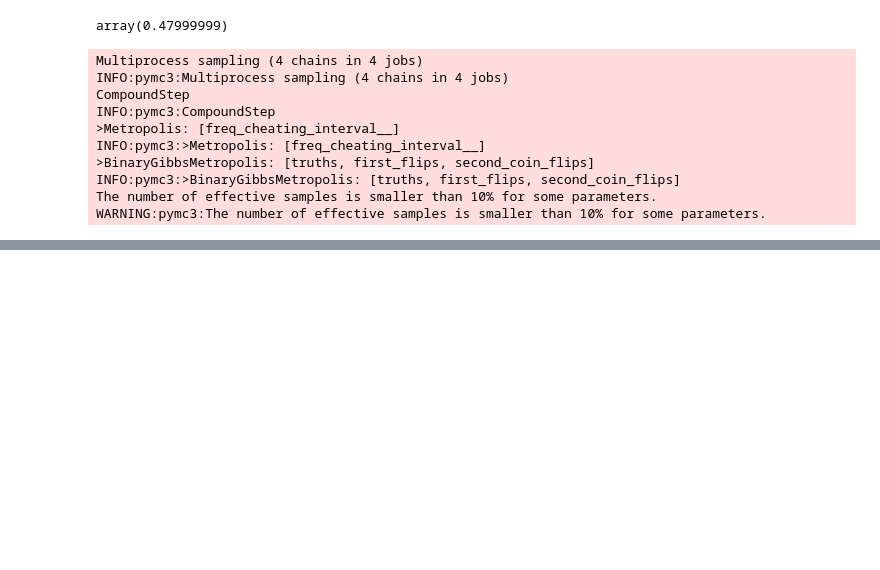
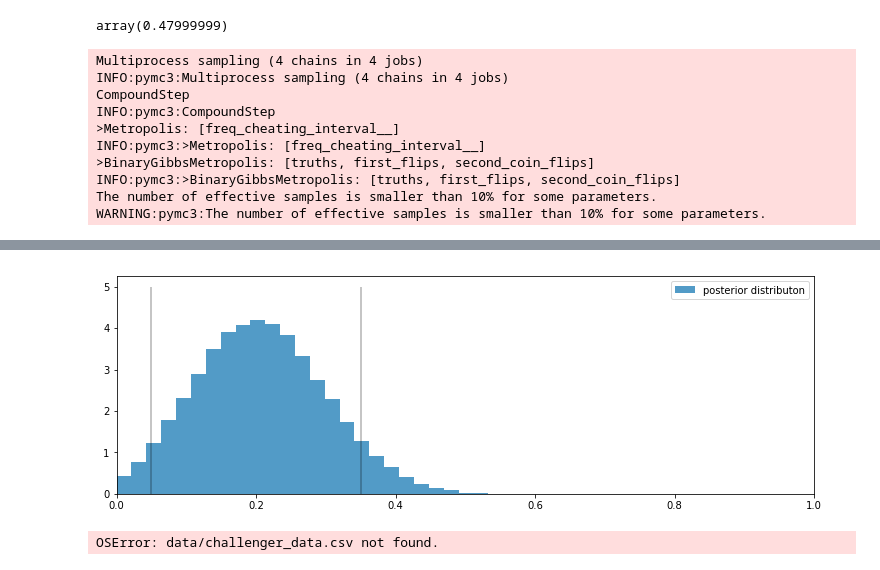
Before and after one commit to CLuiz/probabalistic_programming, a Jupyter notebook: ch2.ipynb, the cells around one changed output, grey strips where cells are left out. Cells and saved outputs as stored; diff of their text form; code cells hidden in the pictures; blank space fills up the shorter version.

```diff
--- a/ch2.ipynb
+++ b/ch2.ipynb
@@ -387,7 +393,9 @@ with model:
 # %%
 p_trace = burned_trace["freq_cheating"]
 plt.hist(p_trace, histtype="stepfilled", density=True, alpha=.85, bins=30,
-        lable="posterior distributon", color="#348ABD")
+        label="posterior distributon", color="#348ABD")
 plt.vlines([.05, .35], [0, 0], [5, 5], alpha=.3)
 plt.xlim(0, 1)
 plt.legend();
+# %% [output]
+[figure, added]
@@ -393,0 +412,8 @@ plt.legend();
+# %%
+figsize = (12.5, 3.5)
+np.set_printoptions(precision=3, suppress=True)
+challenger_data = np.genfromtxt("data/challenger_data.csv", skip_header=1,
+                                usecols=[1,2], missing_values="NA",
+                                delimiter=",")
+# %% [output]
+OSError: data/challenger_data.csv not found.
```
Also changed, not shown: parts of 4 cells of this notebook, 1 other file.
